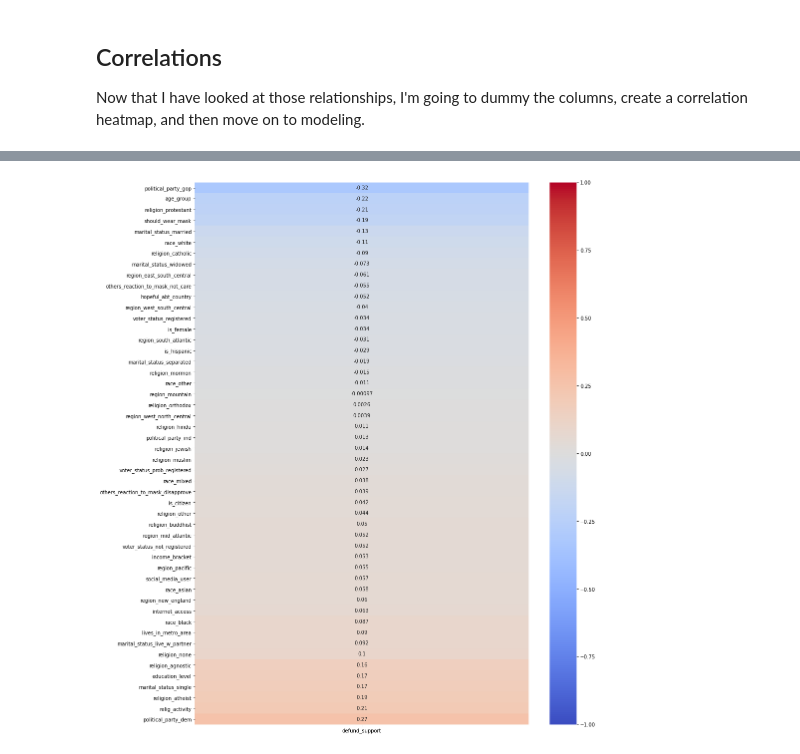
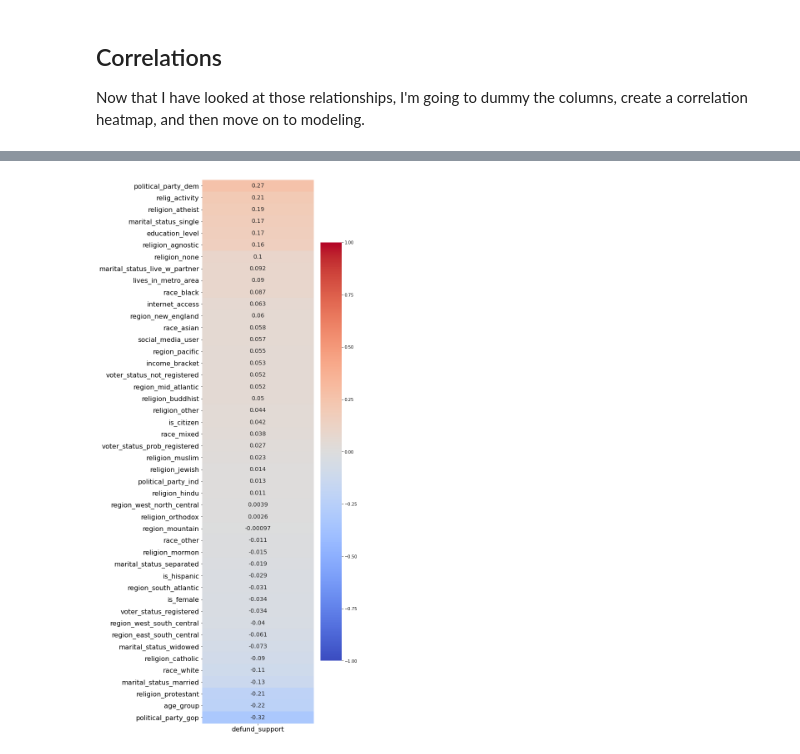
Before and after one commit to elliotlrichardson/GA_capstone, a Jupyter notebook: code/1a_pew_cleaning.ipynb, the cells around one changed output, grey strips where cells are left out. Saved outputs shown, nothing was run; the diff lists cells and outputs as text; code cells hidden in the pictures.

```diff
--- a/code/1a_pew_cleaning.ipynb
+++ b/code/1a_pew_cleaning.ipynb
@@ -47,7 +47,8 @@ Now that I have those selected, I'm going to go through and map all of the value
 # %%
 # mapping dicts
 
-f_metro = {1: 1, 2: 0}
+rebinarize_dict = {1: 1, 2: 0}
+
 f_cregion = {1: 'northeast',2: 'midwest', 3: 'south', 4: 'west'}
 f_cdivision = {1: 'new_england', 2: 'mid_atlantic', 3: 'east_north_central', 4: 'west_north_central',
              5: 'south_atlantic', 6: 'east_south_central', 7: 'west_south_central', 8: 'mountain', 9: 'pacific'}
@@ -57,7 +58,6 @@ f_educcat2 = {i: i for i in range(1,15)} # 1 = less than highschool, 14 = doctor
 f_educcat2[99] = np.nan
 f_hisp = {1: 1, 2: 0, 99: np.nan}
 f_racecmb = {1: 'white', 2: 'black', 3: 'asian', 4: 'mixed', 5: 'other', 99: '111_refused'}
-f_citizen = {1: 1, 2: 0}
 f_nativity2 = {1: 'usa', 2: 'puerto_rico', 3: 'us_territory', 4: 'cuba', 5: 'mexico', 99: '111_refused'}
 f_marital = {1: 'married', 2: 'live_w_partner', 3: 'divorced', 4: 'separated', 5: 'widowed', 6: 'single'}
 f_relig = {1:'protestant',2:'catholic',3:'mormon',4:'orthodox',5:'jewish',6:'muslim',7:'buddhist',8:'hindu',
@@ -71,7 +71,6 @@ f_income[99] = np.nan
 f_reg = {'1':'registered', '2': 'prob_registered', '3': 'not_registered', '99': '111_refused', ' ': '111_refused'}
 f_ideo = {i: i for i in range(1,6)} # 1 = very conservative, 5 = very liberal
 f_ideo[99] = np.nan
-f_acsweb = {1: 1, 2: 0}
 f_inc_tier2 = {i: i for i in range(1,4)} # 1 = lower class, 3 = upper class
 f_inc_tier2[99] = np.nan
 f_yearsinus = {1: 4, 2: 1, 3: 2, 4: 3, 99: np.nan} # 1 = 0-10 years, 4 = born in us
@@ -80,9 +79,9 @@ f_partysumideo[99] = np.nan # 1 = conservative gop, 2 = moderate gop, 3 = modera
 # %%
 # applying maps and renaming columns for interpretability
 
-col_dicts = [f_metro, f_cregion, f_cdivision, f_agecat, f_sex, f_educcat2, f_hisp, f_racecmb, f_citizen,
+col_dicts = [rebinarize_dict, f_cregion, f_cdivision, f_agecat, f_sex, f_educcat2, f_hisp, f_racecmb, rebinarize_dict,
              f_nativity2, f_marital, f_relig, f_attend, f_party_final, f_partysum_final,
-             f_income, f_reg, f_ideo, f_acsweb, f_inc_tier2, f_yearsinus, f_partysumideo]
+             f_income, f_reg, f_ideo, rebinarize_dict, f_inc_tier2, f_yearsinus, f_partysumideo]
 
 
 new_col_names = ['lives_in_metro_area', 'large_region', 'region', 'age_group', 'is_female', 'education_level',
@@ -142,9 +133,9 @@ snsuse = {1: 1, 2: 0} # 1 = they use social media
 # %%
 # applying maps and renaming columns for interpretability
 
-col_dicts = [police_fund, police_immunity, satis, futgen, feel_country_angry,
-             feel_country_fear, feel_country_hopeful, feel_country_proud, econ1,
-             econ1b, presgoodbiden, c_maskreact, c_shouldmask,govneedy, excpwer, snsuse]
+col_dicts = [police_fund, police_immunity, rebinarize_dict, futgen, rebinarize_dict,
+             rebinarize_dict, rebinarize_dict, rebinarize_dict, econ1,
+             econ1b, presgoodbiden, c_maskreact, c_shouldmask,rebinarize_dict, rebinarize_dict, rebinarize_dict]
 
 new_col_names = ['defund_support', 'police_accountability_support', 'general_satisfaction',
                  'future_generations', 'angry_abt_country','fear_abt_country',
@@ -295,9 +345,12 @@ df.head()
 # %%
-plt.figure(figsize = (15,20))
-sns.heatmap(df.corr()[['defund_support']].sort_values('defund_support')[:-1],
+plt.figure(figsize = (6,24))
+plt.yticks(fontsize = 16)
+plt.xticks(fontsize = 16)
+sns.heatmap(df.corr()[['defund_support']].sort_values('defund_support',ascending=False)[1:],
             vmin = -1,
             vmax = 1,
             annot = True,
-            cmap = 'coolwarm');
+            annot_kws={"fontsize":14},
+            cmap = 'coolwarm',);
 # %% [output]
-[figure, old version]
+[figure, new version]
```
Also changed, not shown: parts of 10 cells of this notebook, 4 other files.
